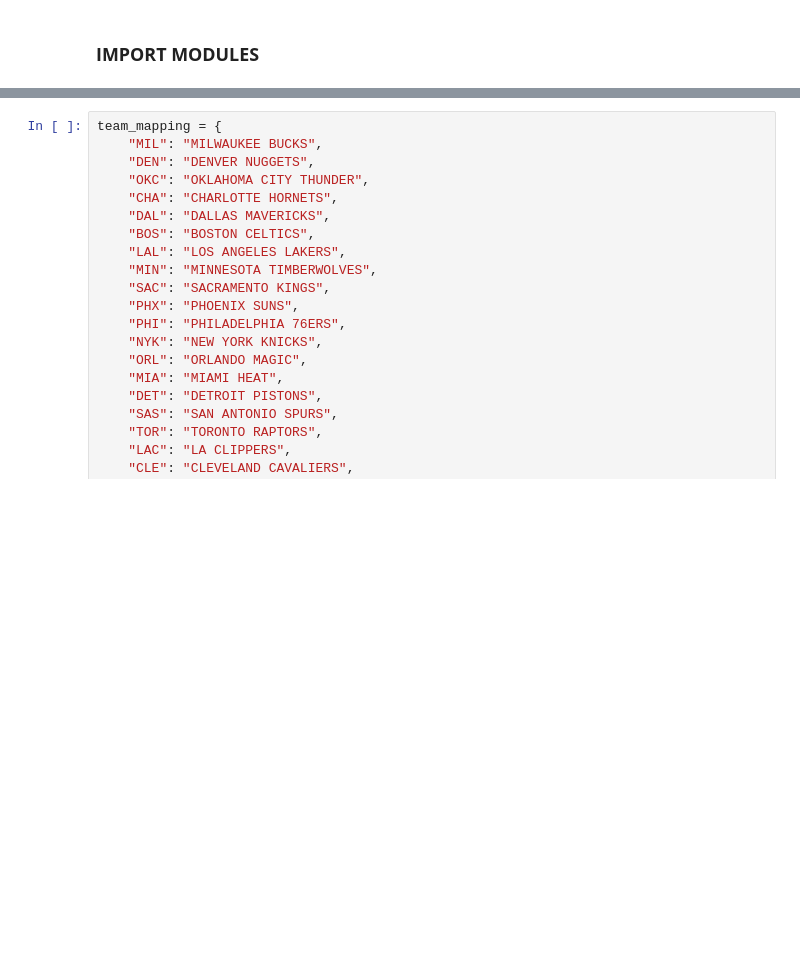
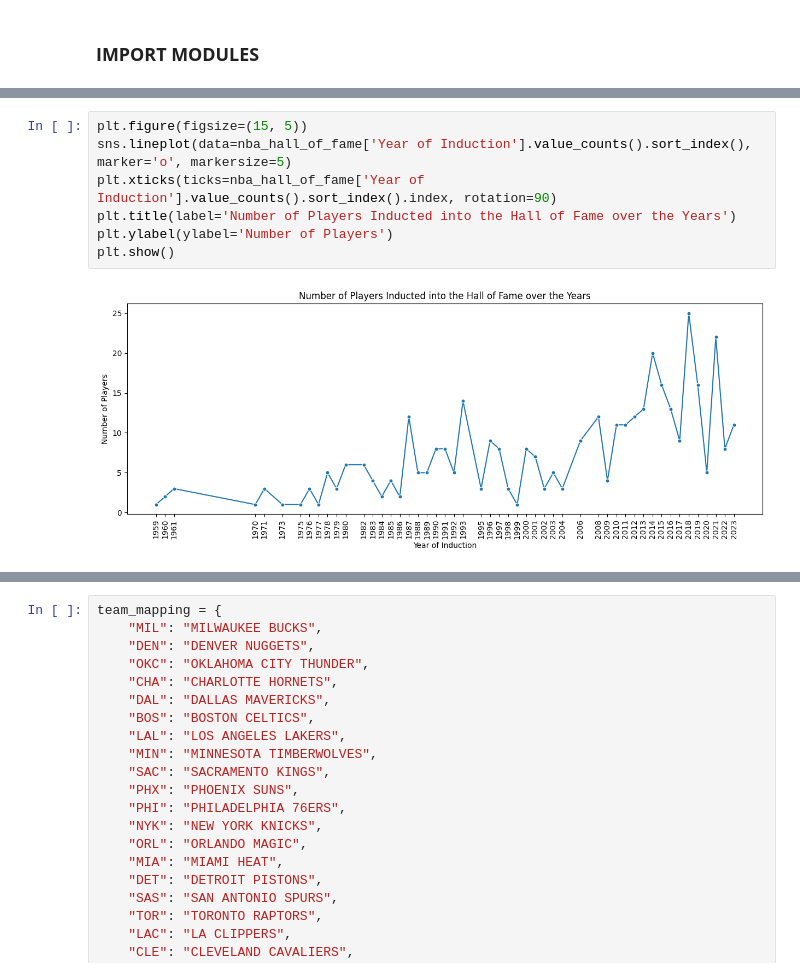
Before and after one commit to chocoCaro/Intro_DS, a Jupyter notebook: [data4life]_final.ipynb, the cells around one changed output, grey strips where cells are left out. Cells and saved outputs as stored; diff of their text form; blank space fills up the shorter version.

```diff
--- a/[data4life]_final.ipynb
+++ b/[data4life]_final.ipynb
@@ -99,0 +230,9 @@ import seaborn as sns
+# %%
+plt.figure(figsize=(15, 5))
+sns.lineplot(data=nba_hall_of_fame['Year of Induction'].value_counts().sort_index(), marker='o', markersize=5)
+plt.xticks(ticks=nba_hall_of_fame['Year of Induction'].value_counts().sort_index().index, rotation=90)
+plt.title(label='Number of Players Inducted into the Hall of Fame over the Years')
+plt.ylabel(ylabel='Number of Players')
+plt.show()
+# %% [output]
+[figure, added]
```
Also changed, not shown: parts of 15 cells of this notebook, 6 other files.
